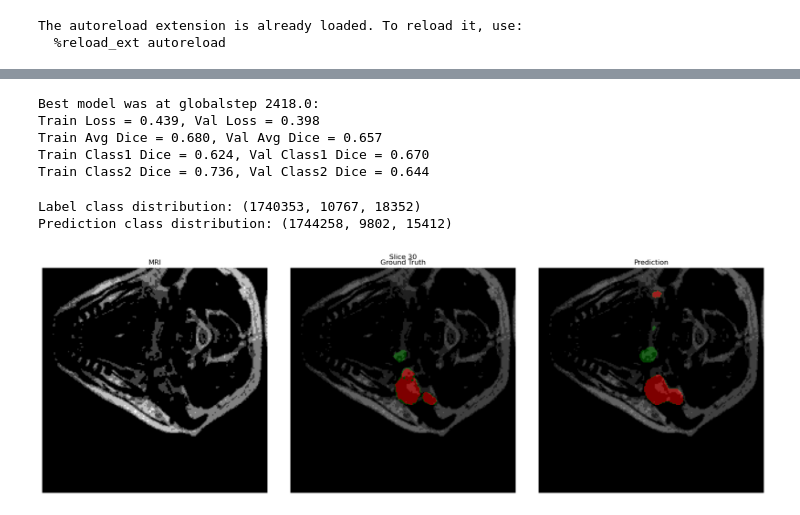
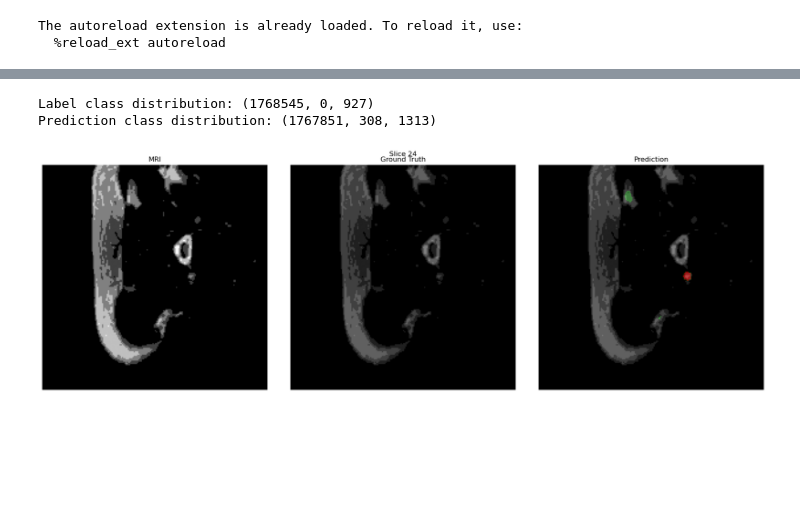
Before and after one commit to herminega/tdt4265_mini_project, a Jupyter notebook: train.ipynb, the cells around one changed output, grey strips where cells are left out. Saved outputs shown, nothing was run; the diff lists cells and outputs as text; code cells hidden in the pictures; blank space fills up the shorter version.

```diff
--- a/train.ipynb
+++ b/train.ipynb
@@ -87,18 +142,0 @@ Train Class2 Dice = 0.780, Val Class2 Dice = 0.625
-# %%
-# Find the step with the best validation Dice score
-best_idx = df["val_dice"].idxmax()
-best = df.loc[best_idx]
-
-print(
-    f"Best model was at globalstep {best.step}:\n"
-    f"Train Loss = {best.train_loss:.3f}, Val Loss = {best.val_loss:.3f}\n"
-    f"Train Avg Dice = {best.train_dice:.3f}, Val Avg Dice = {best.val_dice:.3f}\n"
-    f"Train Class1 Dice = {best.train_dice_class1:.3f}, Val Class1 Dice = {best.val_dice_class1:.3f}\n"
-    f"Train Class2 Dice = {best.train_dice_class2:.3f}, Val Class2 Dice = {best.val_dice_class2:.3f}\n"
-)
-# %% [output]
-Best model was at globalstep 2418.0:
-Train Loss = 0.439, Val Loss = 0.398
-Train Avg Dice = 0.680, Val Avg Dice = 0.657
-Train Class1 Dice = 0.624, Val Class1 Dice = 0.670
-Train Class2 Dice = 0.736, Val Class2 Dice = 0.644
@@ -121,12 +143,12 @@ print(f"5‑fold validation Dice: {mean_dice:.3f} ± {std_dice:.3f}")
 # %%
 ### VISUALIZATION ###
-image_path = "results/exp23_nnunet/predictions/image_2.nii.gz"
-label_path = "results/exp23_nnunet/predictions/label_2.nii.gz"
-prediction_path = "results/exp23_nnunet/predictions/prediction_2.nii.gz"
+image_path = "results/exp24_nnunet/fold0/predictions/image_1.nii.gz"
+label_path = "results/exp24_nnunet/fold0/predictions/label_1.nii.gz"
+prediction_path = "results/exp24_nnunet/fold0/predictions/prediction_1.nii.gz"
 
 # Visualize a specific slice (e.g., slice 50)
-visualize_slices(image_path, label_path, prediction_path, slice_idx=30)
+visualize_slices(image_path, label_path, prediction_path, slice_idx=24)
 # %% [output]
-Label class distribution: (1740353, 10767, 18352)
-Prediction class distribution: (1744258, 9802, 15412)
+Label class distribution: (1768545, 0, 927)
+Prediction class distribution: (1767851, 308, 1313)
-[figure, old version]
+[figure, new version]
```
Also changed, not shown: parts of 4 cells of this notebook, 3 other files.
